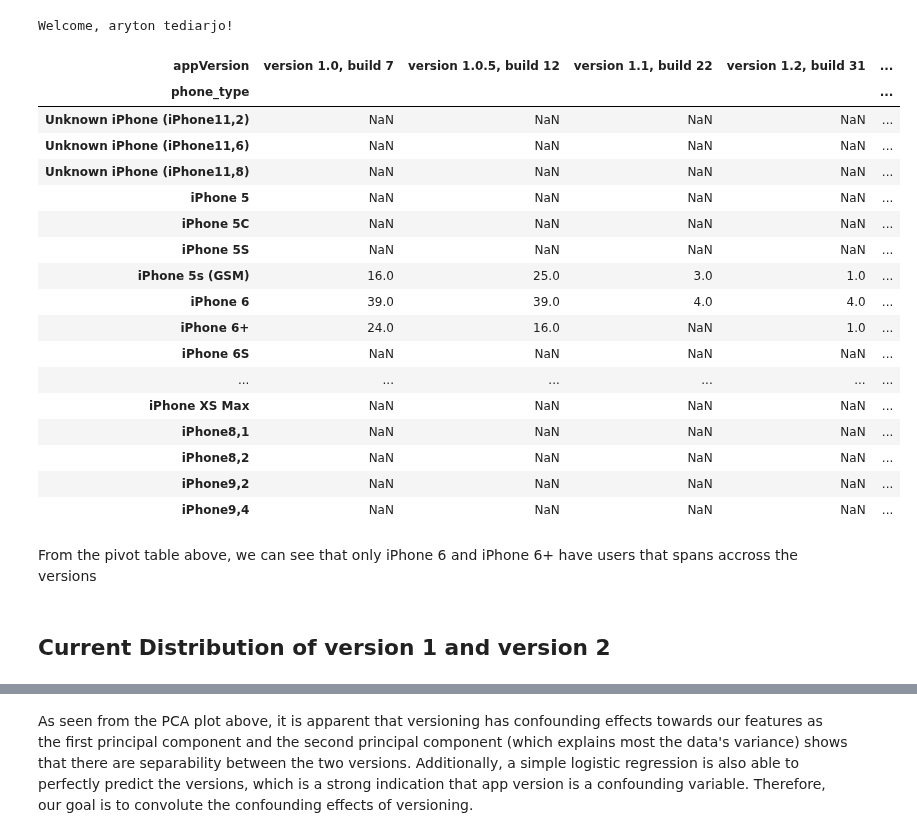
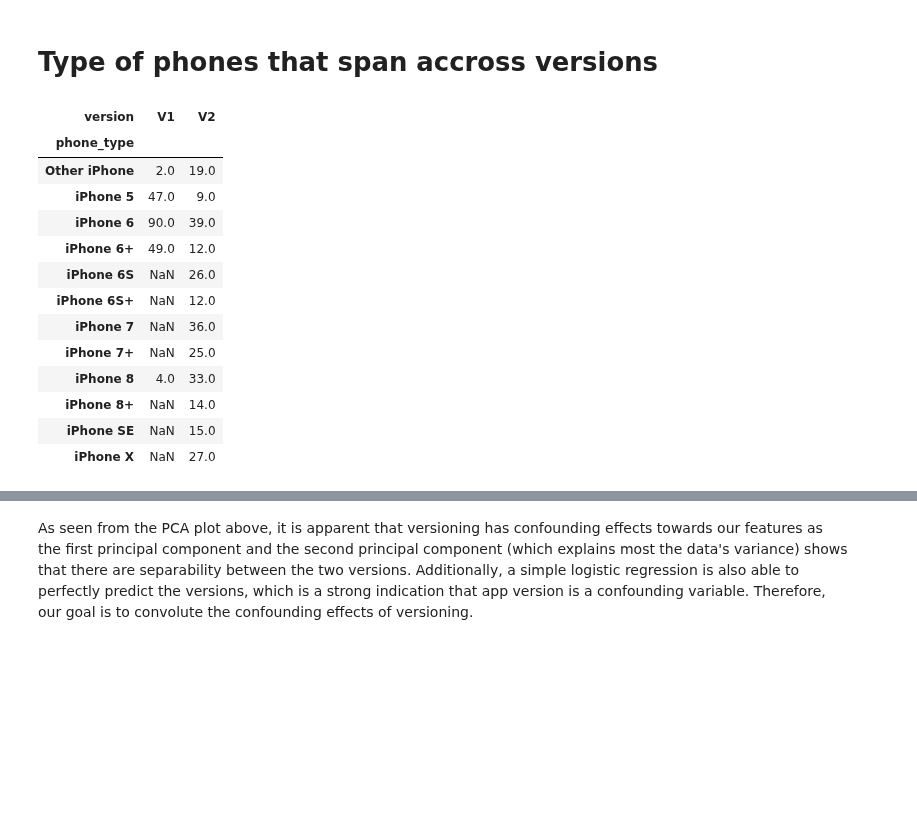
Before and after one commit to arytontediarjo/mPower-Analysis, a Jupyter notebook: Other-analysis-notebook/matching_preliminary_ideas.ipynb, the cells around one changed output, grey strips where cells are left out. Drawn from its saved outputs; the diff is of its cells as text; code cells hidden in the pictures; blank space fills up the shorter version.

```diff
--- a/Other-analysis-notebook/matching_preliminary_ideas.ipynb
+++ b/Other-analysis-notebook/matching_preliminary_ideas.ipynb
@@ -108,59 +296,44 @@ def PCA_plotter(data, metadata):
 # %%
 ## retrieve datasets ##
 
-## syn login
-syn = sc.login()
-
 
 ### retrieve version 1 data ###
-entityV1 = syn.get("syn21046180")
-dataV1   = pd.read_csv(entityV1["path"], index_col = 0)
-entityPassive = syn.get("syn21046184")
-dataPassive   = pd.read_csv(entityPassive["path"], index_col = 0)
+dataV1 = get_file_entity("syn21046180")
 dataV1 = preprocess(dataV1, "max", True)
 dataV1["version"] = "V1"
 
 
 ### retrieve data from mPower version 2 ###
 ### side note: some data are prune to match the distribution to those in V1 ###
-entityV2 = syn.get("syn21046181")
-dataV2   = pd.read_csv(entityV2["path"], index_col = 0)
+dataV2 = get_file_entity("syn21046181")
 dataV2 = preprocess(dataV2, "max", True)
 dataV2 = dataV2[dataV2["age"] >= dataV1["age"].min()]
 dataV2["version"] = "V2"
 
 
 ### retrieve passive data ####
-entityPassive = syn.get("syn21046184")
-dataPassive   = pd.read_csv(entityPassive["path"], index_col = 0)
+dataPassive = get_file_entity("syn21046184")
+dataPassive["version"] = "Passive"
 
-
+## concatenate dataset and annotate iphone type ##
 data = pd.concat([dataV1, dataV2]).reset_index()
 data["phone_type"] = data["phoneInfo"].apply(annot_phone)
-# %% [output]
-Welcome, aryton tediarjo!
+# %% [markdown]
+# Type of phones that span accross versions
 # %%
-pd.pivot_table(data = data, index = "phone_type", columns = "appVersion", values = "PD", aggfunc = "count")
+pd.pivot_table(data = data, index = "phone_type", columns = "version", values = "PD", aggfunc = "count")
 # %% [output]
-| appVersion | version 1.0, build 7 | version 1.0.5, build 12 | version 1.1, build 22 | version 1.2, build 31 | ... |
-| phone_type |  |  |  |  | ... |
-| Unknown iPhone (iPhone11,2) | NaN | NaN | NaN | NaN | ... |
-| Unknown iPhone (iPhone11,6) | NaN | NaN | NaN | NaN | ... |
-| Unknown iPhone (iPhone11,8) | NaN | NaN | NaN | NaN | ... |
-| iPhone 5 | NaN | NaN | NaN | NaN | ... |
-| iPhone 5C | NaN | NaN | NaN | NaN | ... |
-| iPhone 5S | NaN | NaN | NaN | NaN | ... |
-| iPhone 5s (GSM) | 16.0 | 25.0 | 3.0 | 1.0 | ... |
-| iPhone 6 | 39.0 | 39.0 | 4.0 | 4.0 | ... |
-| iPhone 6+ | 24.0 | 16.0 | NaN | 1.0 | ... |
-| iPhone 6S | NaN | NaN | NaN | NaN | ... |
-| ... | ... | ... | ... | ... | ... |
-| iPhone XS Max | NaN | NaN | NaN | NaN | ... |
-| iPhone8,1 | NaN | NaN | NaN | NaN | ... |
-| iPhone8,2 | NaN | NaN | NaN | NaN | ... |
-| iPhone9,2 | NaN | NaN | NaN | NaN | ... |
-| iPhone9,4 | NaN | NaN | NaN | NaN | ... |
+| version | V1 | V2 |
+| phone_type |  |  |
+| Other iPhone | 2.0 | 19.0 |
+| iPhone 5 | 47.0 | 9.0 |
+| iPhone 6 | 90.0 | 39.0 |
+| iPhone 6+ | 49.0 | 12.0 |
+| iPhone 6S | NaN | 26.0 |
+| iPhone 6S+ | NaN | 12.0 |
+| iPhone 7 | NaN | 36.0 |
+| iPhone 7+ | NaN | 25.0 |
+| iPhone 8 | 4.0 | 33.0 |
+| iPhone 8+ | NaN | 14.0 |
+| iPhone SE | NaN | 15.0 |
+| iPhone X | NaN | 27.0 |
-# %% [markdown]
-From the pivot table above, we can see that only iPhone 6 and iPhone 6+ have users that spans accross the versions
-# %% [markdown]
-## Current Distribution of version 1 and version 2
```
Also changed, not shown: parts of 34 cells of this notebook, 3 other files.
